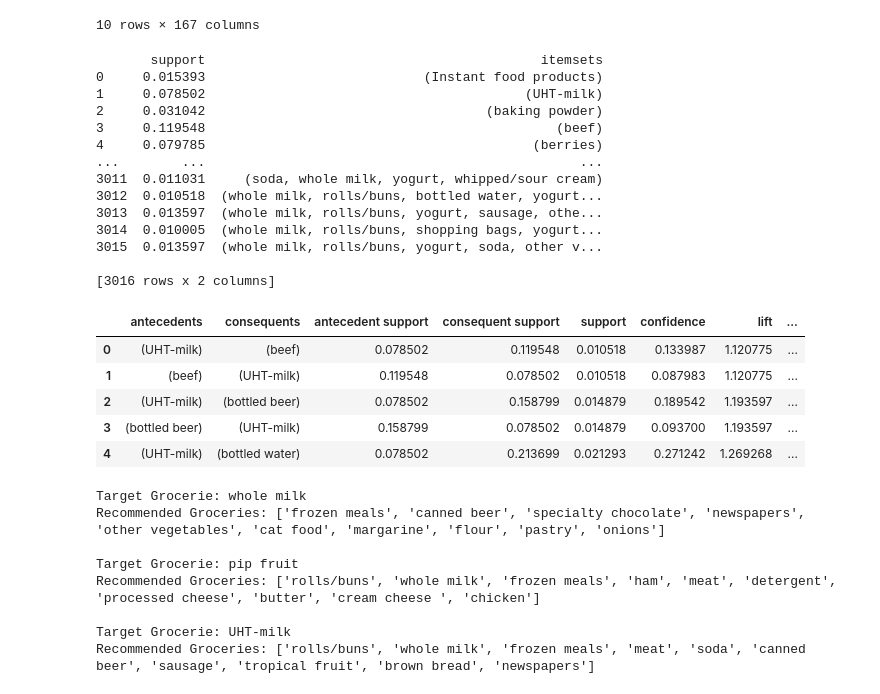
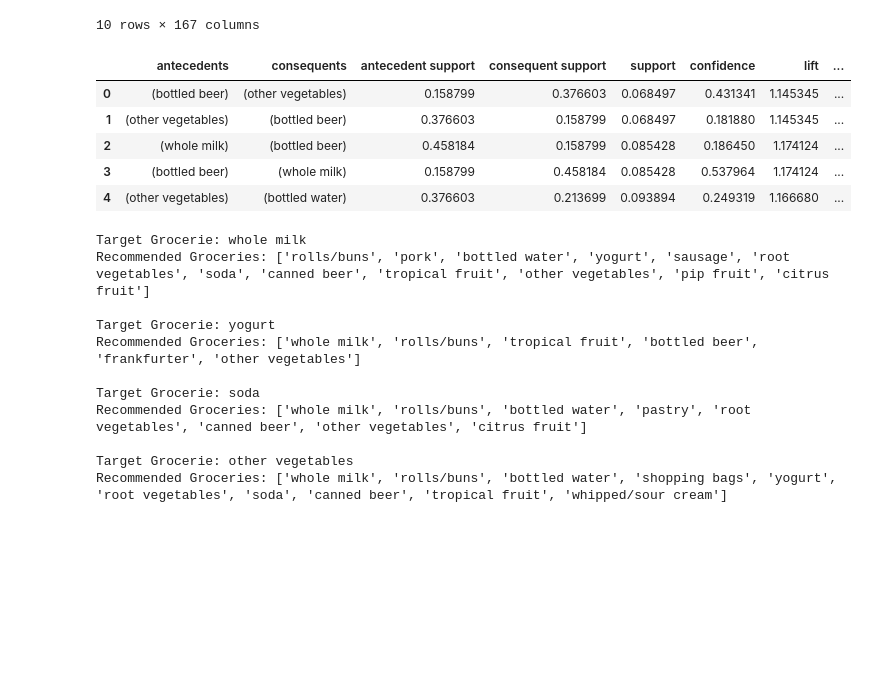
Before and after one commit to L-Anjo/IA23_G03, a Jupyter notebook: Projeto 2/Proj02.ipynb, the cells around one changed output. Saved outputs shown, nothing was run; the diff lists cells and outputs as text; code cells hidden in the pictures; blank space fills up the shorter version.

Commit message:
Learning Rules Functions

```diff
--- a/Projeto 2/Proj02.ipynb
+++ b/Projeto 2/Proj02.ipynb
@@ -604,32 +564,17 @@ ds_pivot.head(10)
 10 rows × 167 columns
 # %%
 # Get the rules
-min_support=0.01
+min_support=0.0651
 freq_itemsets = apriori(ds_pivot, min_support=min_support, use_colnames=True)
-print(freq_itemsets)
 rules = association_rules(freq_itemsets, metric="support", min_threshold = min_support)
 rules.head()
 # %% [output]
-       support                                           itemsets
-0     0.015393                            (Instant food products)
-1     0.078502                                         (UHT-milk)
-2     0.031042                                    (baking powder)
-3     0.119548                                             (beef)
-4     0.079785                                          (berries)
-...        ...                                                ...
-3011  0.011031     (soda, whole milk, yogurt, whipped/sour cream)
-3012  0.010518  (whole milk, rolls/buns, bottled water, yogurt...
-3013  0.013597  (whole milk, rolls/buns, yogurt, sausage, othe...
-3014  0.010005  (whole milk, rolls/buns, shopping bags, yogurt...
-3015  0.013597  (whole milk, rolls/buns, yogurt, soda, other v...
-
-[3016 rows x 2 columns]
 |  | antecedents | consequents | antecedent support | consequent support | support | confidence | lift | ... |
-| 0 | (UHT-milk) | (beef) | 0.078502 | 0.119548 | 0.010518 | 0.133987 | 1.120775 | ... |
-| 1 | (beef) | (UHT-milk) | 0.119548 | 0.078502 | 0.010518 | 0.087983 | 1.120775 | ... |
-| 2 | (UHT-milk) | (bottled beer) | 0.078502 | 0.158799 | 0.014879 | 0.189542 | 1.193597 | ... |
-| 3 | (bottled beer) | (UHT-milk) | 0.158799 | 0.078502 | 0.014879 | 0.093700 | 1.193597 | ... |
-| 4 | (UHT-milk) | (bottled water) | 0.078502 | 0.213699 | 0.021293 | 0.271242 | 1.269268 | ... |
+| 0 | (bottled beer) | (other vegetables) | 0.158799 | 0.376603 | 0.068497 | 0.431341 | 1.145345 | ... |
+| 1 | (other vegetables) | (bottled beer) | 0.376603 | 0.158799 | 0.068497 | 0.181880 | 1.145345 | ... |
+| 2 | (whole milk) | (bottled beer) | 0.458184 | 0.158799 | 0.085428 | 0.186450 | 1.174124 | ... |
+| 3 | (bottled beer) | (whole milk) | 0.158799 | 0.458184 | 0.085428 | 0.537964 | 1.174124 | ... |
+| 4 | (other vegetables) | (bottled water) | 0.376603 | 0.213699 | 0.093894 | 0.249319 | 1.166680 | ... |
 # %%
 # Function to get the recommended products related to a specific product
 def get_golden_shot(target_id, rules, rec_count):
@@ -654,15 +598,19 @@ def recommend_items(rules_df, itemDescription, rec_count):
     return recommended_groceries[:rec_count]
 # %%
 # Get the recommended exams
-get_golden_shot('whole milk',rules, 10)
-get_golden_shot('pip fruit',rules, 10)
-get_golden_shot('UHT-milk',rules, 10)
+get_golden_shot('whole milk',rules, 100)
+get_golden_shot('yogurt',rules, 100)
+get_golden_shot('soda',rules, 100)
+get_golden_shot('other vegetables',rules, 100)
 # %% [output]
 Target Grocerie: whole milk
-Recommended Groceries: ['frozen meals', 'canned beer', 'specialty chocolate', 'newspapers', 'other vegetables', 'cat food', 'margarine', 'flour', 'pastry', 'onions']
+Recommended Groceries: ['rolls/buns', 'pork', 'bottled water', 'yogurt', 'sausage', 'root vegetables', 'soda', 'canned beer', 'tropical fruit', 'other vegetables', 'pip fruit', 'citrus fruit']
 
-Target Grocerie: pip fruit
-Recommended Groceries: ['rolls/buns', 'whole milk', 'frozen meals', 'ham', 'meat', 'detergent', 'processed cheese', 'butter', 'cream cheese ', 'chicken']
+Target Grocerie: yogurt
+Recommended Groceries: ['whole milk', 'rolls/buns', 'tropical fruit', 'bottled beer', 'frankfurter', 'other vegetables']
 
-Target Grocerie: UHT-milk
-Recommended Groceries: ['rolls/buns', 'whole milk', 'frozen meals', 'meat', 'soda', 'canned beer', 'sausage', 'tropical fruit', 'brown bread', 'newspapers']
+Target Grocerie: soda
+Recommended Groceries: ['whole milk', 'rolls/buns', 'bottled water', 'pastry', 'root vegetables', 'canned beer', 'other vegetables', 'citrus fruit']
+
+Target Grocerie: other vegetables
+Recommended Groceries: ['whole milk', 'rolls/buns', 'bottled water', 'shopping bags', 'yogurt', 'root vegetables', 'soda', 'canned beer', 'tropical fruit', 'whipped/sour cream']
```
Also changed, not shown: parts of 9 cells of this notebook.
